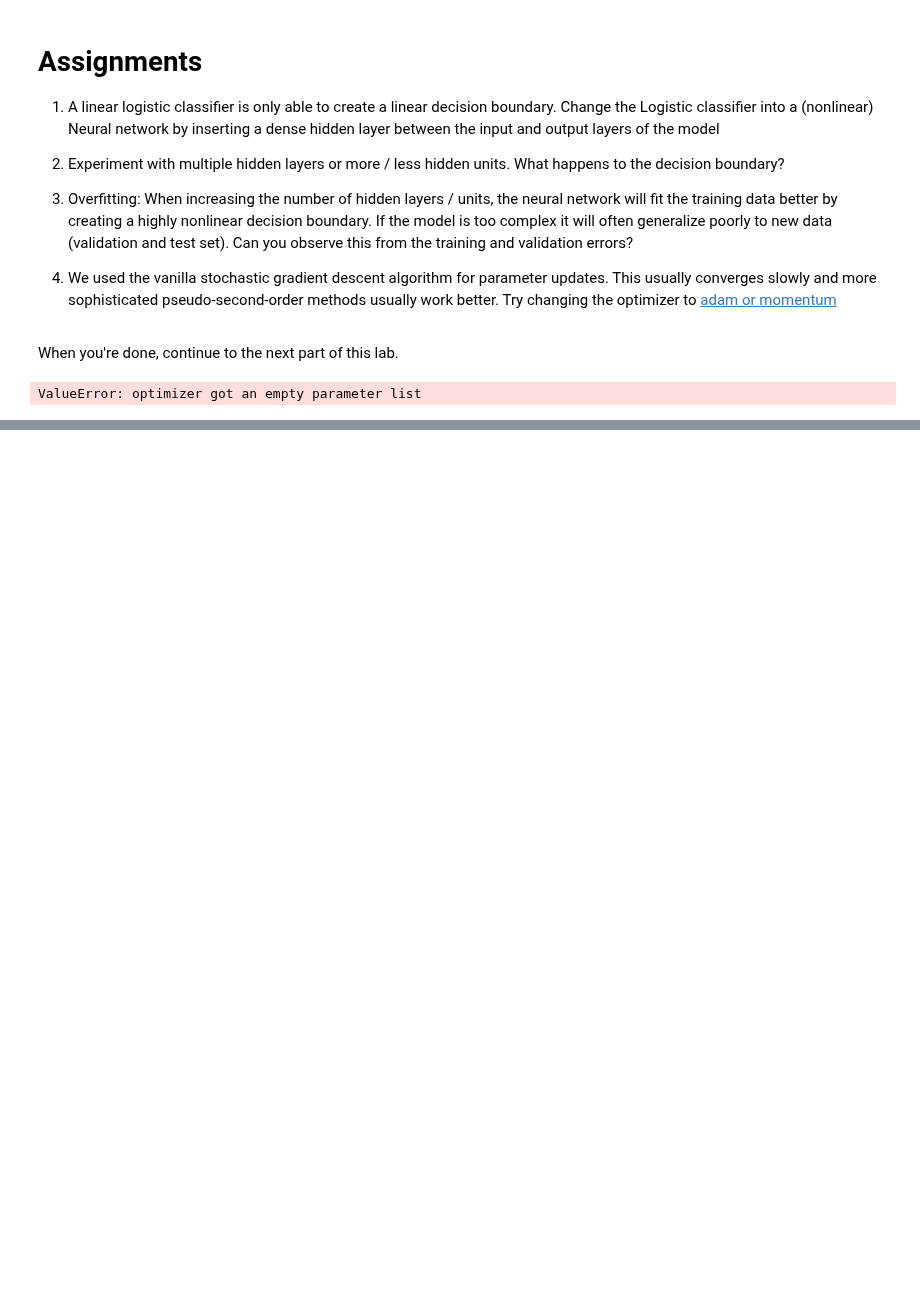
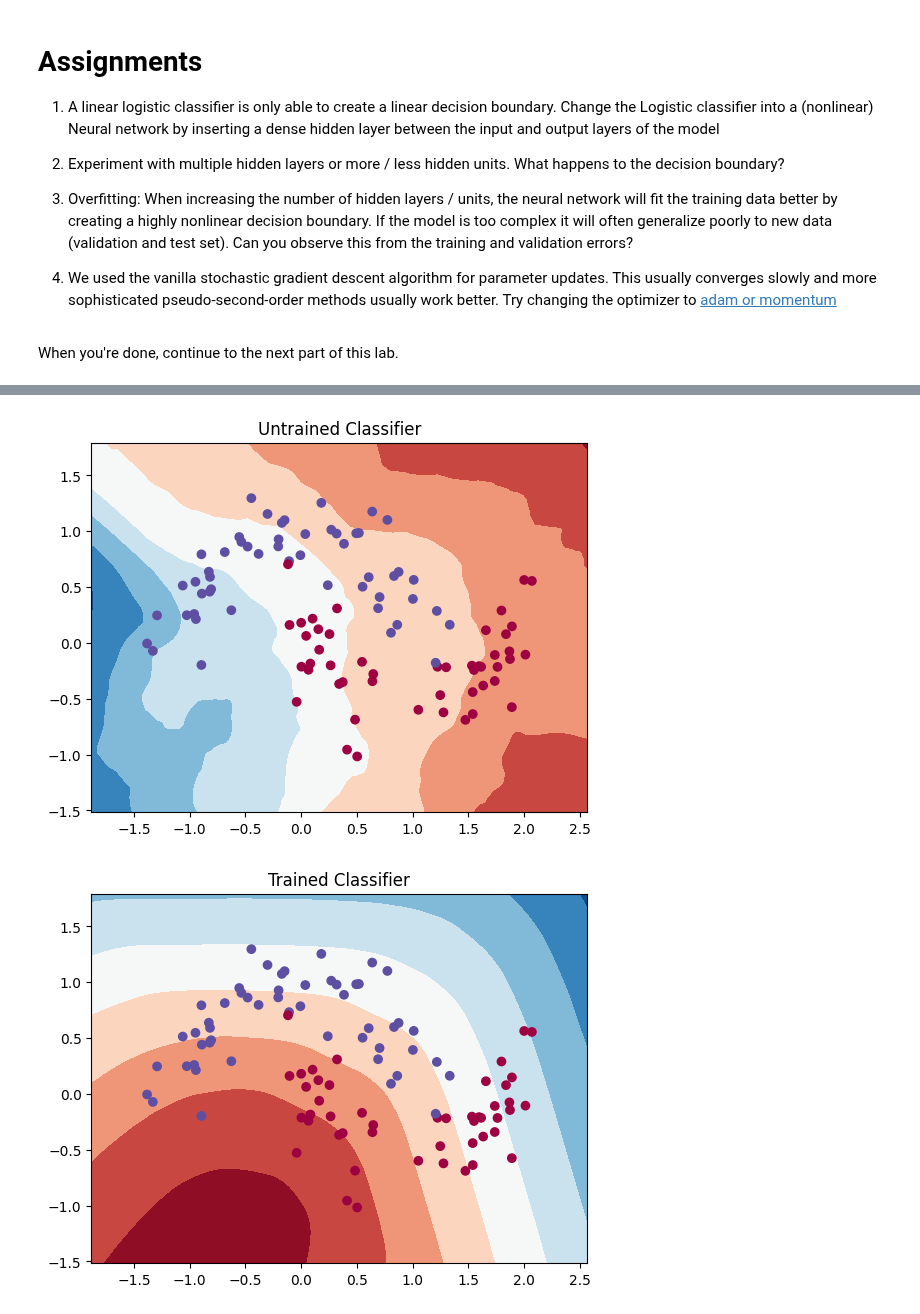
Before and after one commit to FabianScott/02456-deep-learning-with-PyTorch, a Jupyter notebook: 3_Feedforward_PyTorch/3.3-FFN-Half-Moon.ipynb, the cells around one changed output, grey strips where cells are left out. Saved outputs shown, nothing was run; the diff lists cells and outputs as text; code cells hidden in the pictures; blank space fills up the shorter version.

```diff
--- a/3_Feedforward_PyTorch/3.3-FFN-Half-Moon.ipynb
+++ b/3_Feedforward_PyTorch/3.3-FFN-Half-Moon.ipynb
@@ -114,6 +114,7 @@ class Net(nn.Module):
 
     def __init__(self):
         super(Net, self).__init__()
+
         # Setting up variables, these variables are weights in your
         # network that can be updated while running our graph.
         # Notice, to make a hidden layer, the weights need to have the
@@ -135,6 +136,7 @@ class Net(nn.Module):
 
         self.W_2 = nn.Parameter(torch.randn(num_features, num_output))
         self.b_2 = nn.Parameter(torch.randn(num_features))
+        self.optimiser = optim.SGD(net.parameters(), lr=0.01)
 
     def forward(self, x):
         # Setting up ops, these ops will define edges along our computational graph
@@ -378,7 +380,7 @@ def trainPlot(num_epochs, net=net):
         tr_targets = torch.from_numpy(onehot(y_tr, num_output)).float()
 
         # zeroize accumulated gradients in parameters
-        optimizer.zero_grad()
+        net.optimiser.zero_grad()
         # predict by running forward pass
         tr_output = net(tr_input)
         # compute cross entropy loss
@@ -386,7 +388,7 @@ def trainPlot(num_epochs, net=net):
         # compute gradients given loss
         tr_loss.backward()
         # update the parameters given the computed gradients
-        optimizer.step()
+        net.optimiser.step()
         train_acc = accuracy(tr_output, tr_targets)
 
         # store training loss
@@ -514,6 +483,0 @@ for param in net2.named_parameters():
-# %%
-optimizer = optim.SGD(net2.parameters(), lr=0.01)
-net2 = NetMultipleLayers(layers=4)
-trainPlot(1000, net2)
-# %% [output]
-ValueError: optimizer got an empty parameter list
@@ -519,0 +545,5 @@ ValueError: optimizer got an empty parameter list
+# %%
+
+net2 = MLP(num_features, num_output)
+trainPlot(1000, net2)
+# %% [output]
@@ -519,0 +562,2 @@ ValueError: optimizer got an empty parameter list
+[figure, added]
+[figure, added]
```
Also changed, not shown: parts of 6 cells of this notebook, 1 other file.
